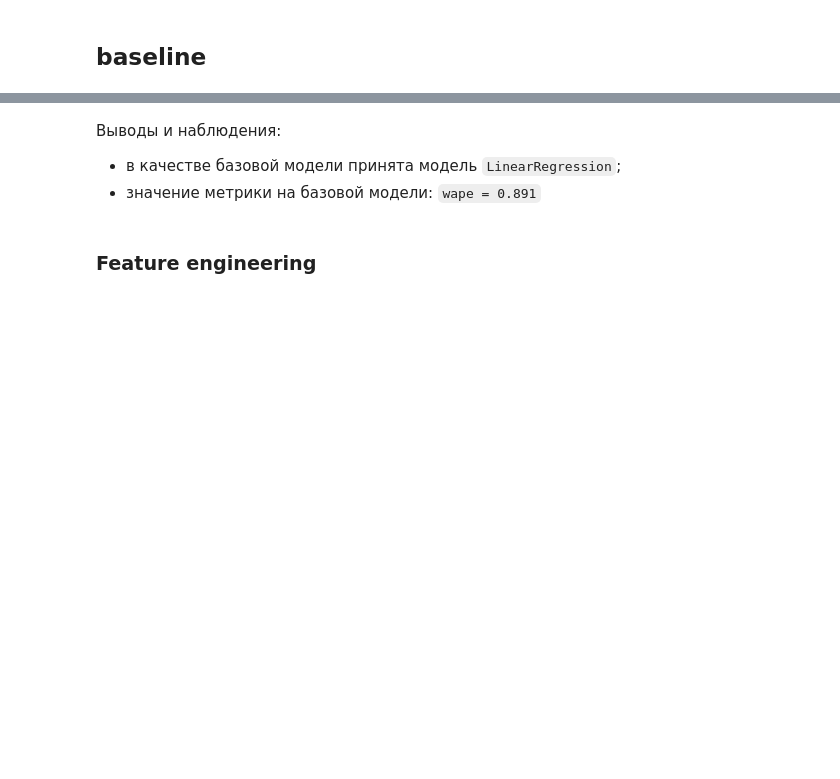
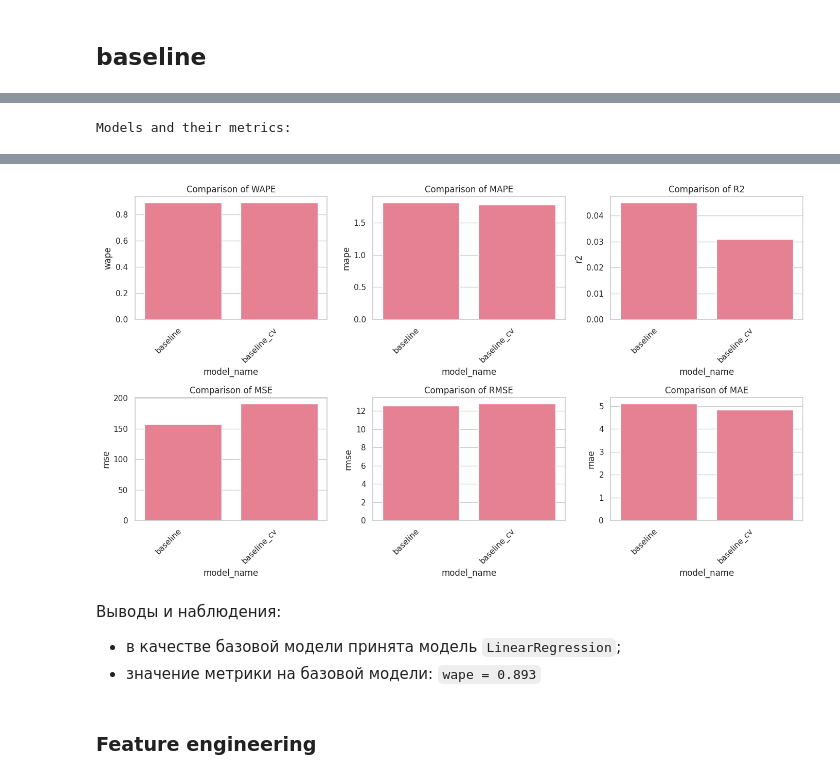
Before and after one commit to denis-42ds/demand_forecast_lenta, a Jupyter notebook: demand_forecast.ipynb, the cells around one changed output, grey strips where cells are left out. Cells and saved outputs as stored; diff of their text form; code cells hidden in the pictures; blank space fills up the shorter version.

```diff
--- a/demand_forecast.ipynb
+++ b/demand_forecast.ipynb
@@ -933,34 +811,0 @@ Created version '1' of model 'baseline'.
-# %%
-connection.update(postgres_credentials)
-with psycopg.connect(**connection) as conn:
-    with conn.cursor() as cur:
-        cur.execute('''
-                    SELECT
-                      experiments.name AS experiment_name,
-                      runs.name AS run_name,
-                      model_versions.name AS model_name,
-                      model_versions.version AS model_version,
-                      MAX(CASE WHEN metrics.key = 'wape' THEN metrics.value END) AS wape,
-                      MAX(CASE WHEN metrics.key = 'mape' THEN metrics.value END) AS mape,
-                      MAX(CASE WHEN metrics.key = 'rmse' THEN metrics.value END) AS rmse,
-                      MAX(CASE WHEN metrics.key = 'mae' THEN metrics.value END) AS mae,
-                      MAX(CASE WHEN metrics.key = 'mse' THEN metrics.value END) AS mse,
-                      MAX(CASE WHEN metrics.key = 'r2' THEN metrics.value END) AS r2
-                    FROM experiments
-                      LEFT JOIN runs USING (experiment_id)
-                      LEFT JOIN metrics USING (run_uuid)
-                      LEFT JOIN model_versions ON model_versions.run_id=runs.run_uuid
-                    WHERE
-                      experiments.name = %s
-                    GROUP BY
-                      experiments.name,
-                      runs.name,
-                      model_versions.name,
-                      model_versions.version
-                    ORDER BY wape
-                    ''', (EXPERIMENT_NAME,))
-        table_data = cur.fetchall()
-        table_columns = [desc[0] for desc in cur.description]
-        print('Models and their metrics:')
-        models_data = pd.DataFrame(table_data, columns=table_columns)
-        display(models_data)
@@ -970,0 +851,7 @@ Models and their metrics:
+# %%
+sales_explorer.models_comparison(connection=connection,
+                                 postgres_credentials=postgres_credentials,
+                                 experiment_name=EXPERIMENT_NAME,
+                                 assets_dir=None)
+# %% [output]
+Models and their metrics:
@@ -971,7 +861,8 @@ Models and their metrics:
+[figure, added]
 # %% [markdown]
 Выводы и наблюдения:
 - в качестве базовой модели принята модель `LinearRegression`;
-- значение метрики на базовой модели: `wape = 0.891`
+- значение метрики на базовой модели: `wape = 0.893`
 # %% [markdown]
 ### Feature engineering
 # %% [markdown]
```
Also changed, not shown: parts of 17 cells of this notebook, 1 other file.
